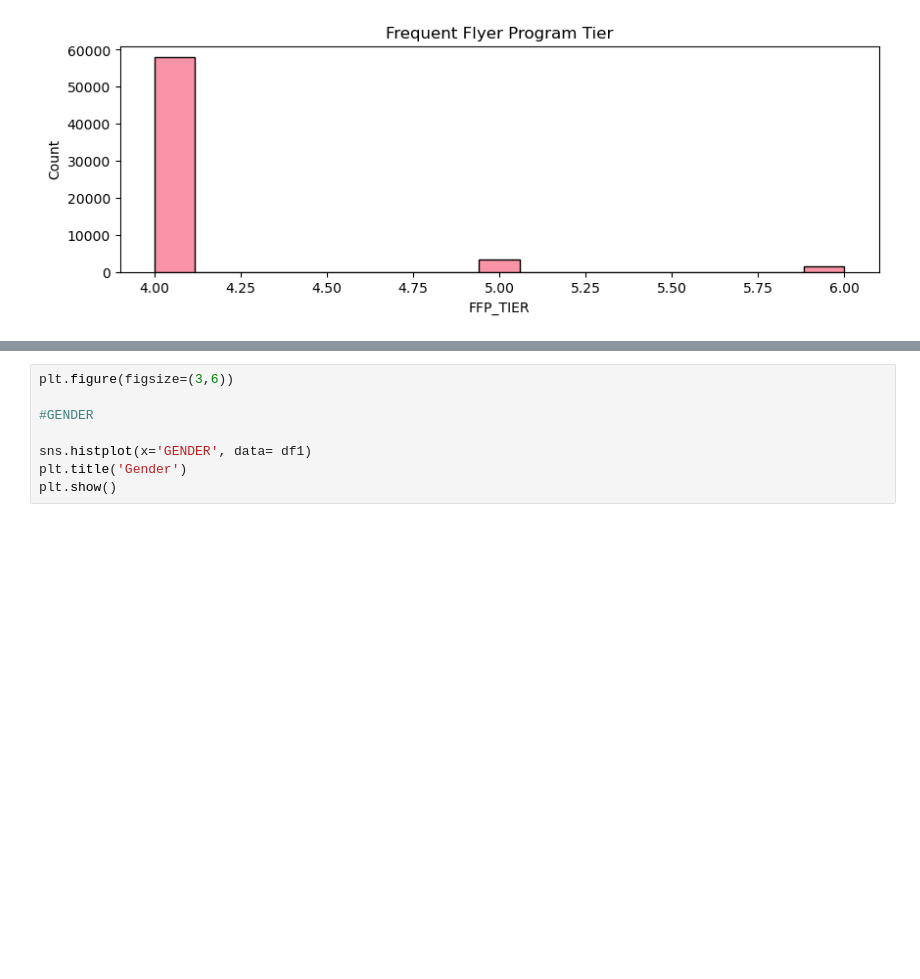
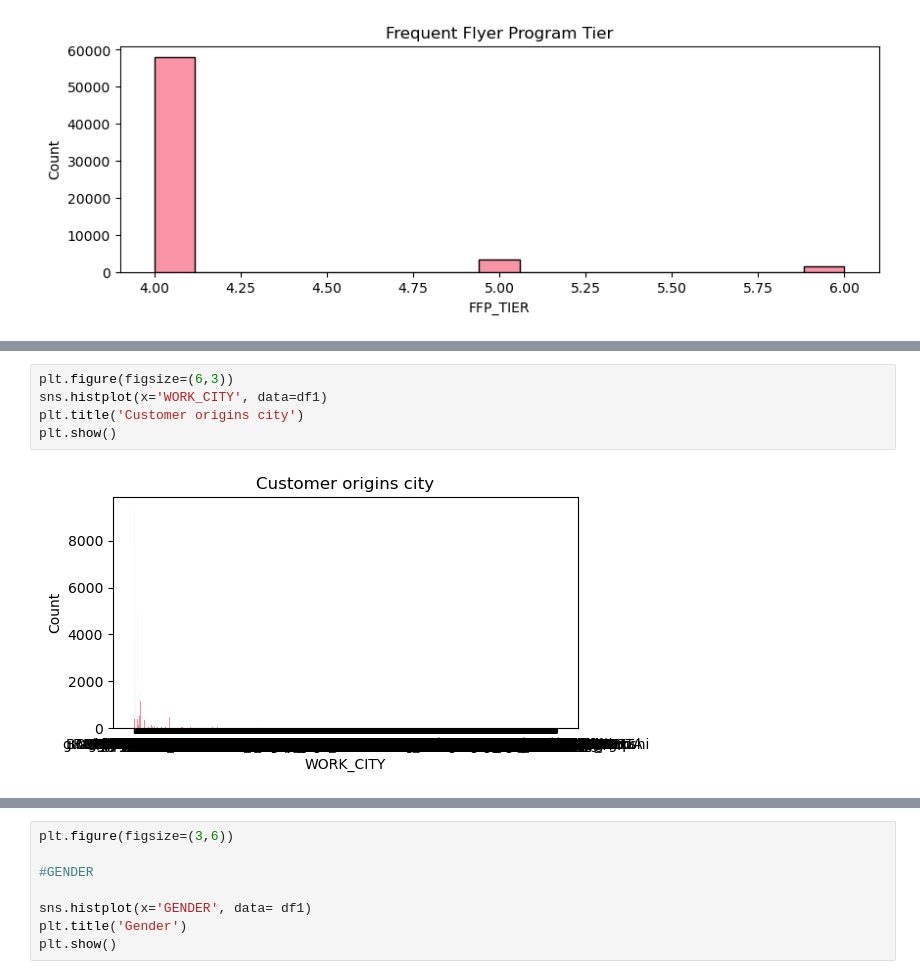
Before and after one commit to gbriansatria/Final-Project-Raka-MAX, a Jupyter notebook: Homework Stage 3/Homework Unsupervised Learning.ipynb, the cells around one changed output, grey strips where cells are left out. Saved outputs shown, nothing was run; the diff lists cells and outputs as text; blank space fills up the shorter version.

```diff
--- a/Homework Stage 3/Homework Unsupervised Learning.ipynb
+++ b/Homework Stage 3/Homework Unsupervised Learning.ipynb
@@ -159,0 +195,7 @@ AttributeError: Can only use .dt accessor with datetimelike values
+# %%
+plt.figure(figsize=(6,3))
+sns.histplot(x='WORK_CITY', data=df1)
+plt.title('Customer origins city')
+plt.show()
+# %% [output]
+[figure, added]
```
Also changed, not shown: parts of 17 cells of this notebook.
